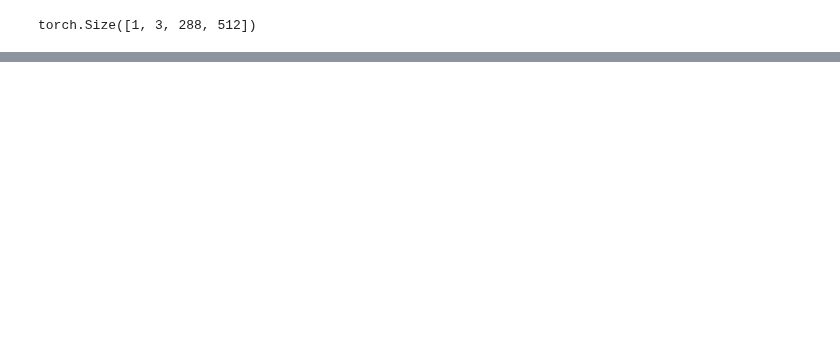
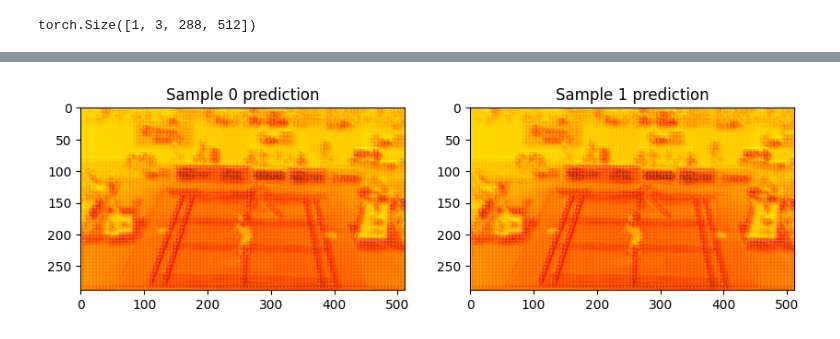
Before and after one commit to Ranvin36/Project-Magnus, a Jupyter notebook: Ball_Detection_Tracking.ipynb, the cells around one changed output, grey strips where cells are left out. Cells and saved outputs as stored; diff of their text form; code cells hidden in the pictures; blank space fills up the shorter version.

```diff
--- a/Ball_Detection_Tracking.ipynb
+++ b/Ball_Detection_Tracking.ipynb
@@ -477,0 +553,15 @@ torch.Size([1, 3, 288, 512])
+# %%
+model.eval()
+with torch.no_grad():
+    logits = model(images)  # your same tiny batch
+    preds = torch.sigmoid(logits)
+
+# compare predicted heatmaps for sample 0 vs sample 1 (different ball locations)
+fig, axes = plt.subplots(1, 2, figsize=(10,5))
+axes[0].imshow(preds[0, 1].cpu().numpy(), cmap='hot')
+axes[0].set_title("Sample 0 prediction")
+axes[1].imshow(preds[1, 1].cpu().numpy(), cmap='hot')
+axes[1].set_title("Sample 1 prediction")
+plt.show()
+# %% [output]
+[figure, added]
```
Also changed, not shown: parts of 11 cells of this notebook.
